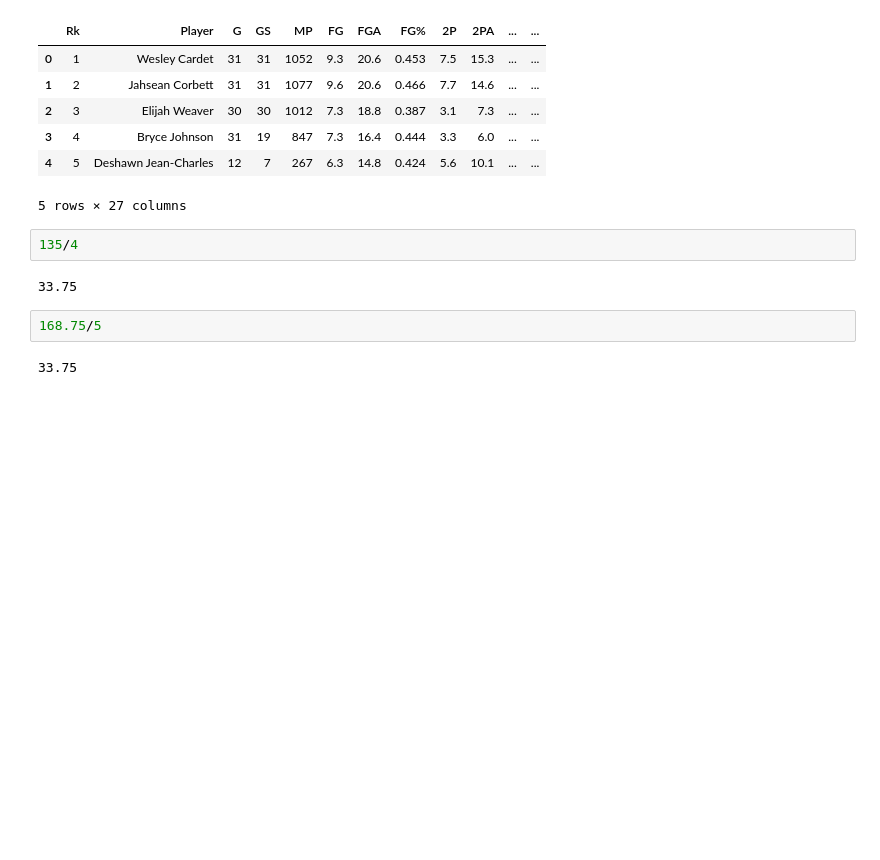
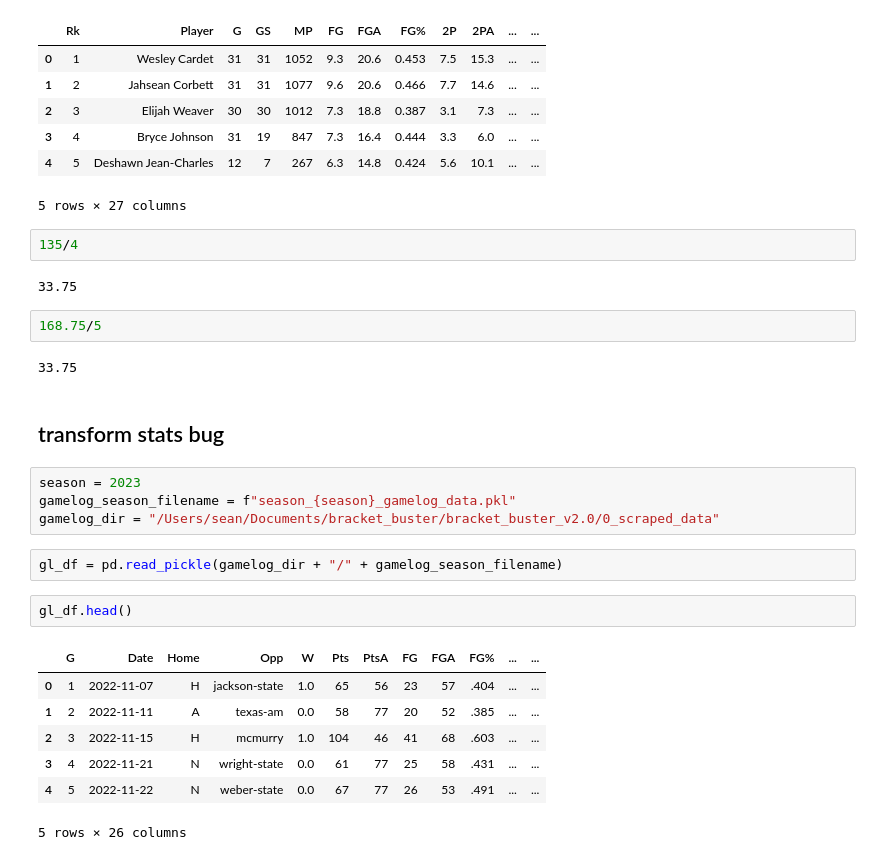
Before and after one commit to scostello28/bracket_buster_v2.0, a Jupyter notebook: notebooks/bracket_buster_testing.ipynb, the cells around one changed output. Drawn from its saved outputs; the diff is of its cells as text; blank space fills up the shorter version.

```diff
--- a/notebooks/bracket_buster_testing.ipynb
+++ b/notebooks/bracket_buster_testing.ipynb
@@ -116,3 +117,21 @@ df.head()
 168.75/5
 # %% [output]
 33.75
+# %% [markdown]
+## transform stats bug
+# %%
+season = 2023
+gamelog_season_filename = f"season_{season}_gamelog_data.pkl"
+gamelog_dir = "/Users/sean/Documents/bracket_buster/bracket_buster_v2.0/0_scraped_data"
+# %%
+gl_df = pd.read_pickle(gamelog_dir + "/" + gamelog_season_filename)
+# %%
+gl_df.head()
+# %% [output]
+|  | G | Date | Home | Opp | W | Pts | PtsA | FG | FGA | FG% | ... | ... |
+| 0 | 1 | 2022-11-07 | H | jackson-state | 1.0 | 65 | 56 | 23 | 57 | .404 | ... | ... |
+| 1 | 2 | 2022-11-11 | A | texas-am | 0.0 | 58 | 77 | 20 | 52 | .385 | ... | ... |
+| 2 | 3 | 2022-11-15 | H | mcmurry | 1.0 | 104 | 46 | 41 | 68 | .603 | ... | ... |
+| 3 | 4 | 2022-11-21 | N | wright-state | 0.0 | 61 | 77 | 25 | 58 | .431 | ... | ... |
+| 4 | 5 | 2022-11-22 | N | weber-state | 0.0 | 67 | 77 | 26 | 53 | .491 | ... | ... |
+5 rows × 26 columns
```
Also changed, not shown: parts of 9 cells of this notebook, 1 other file.
